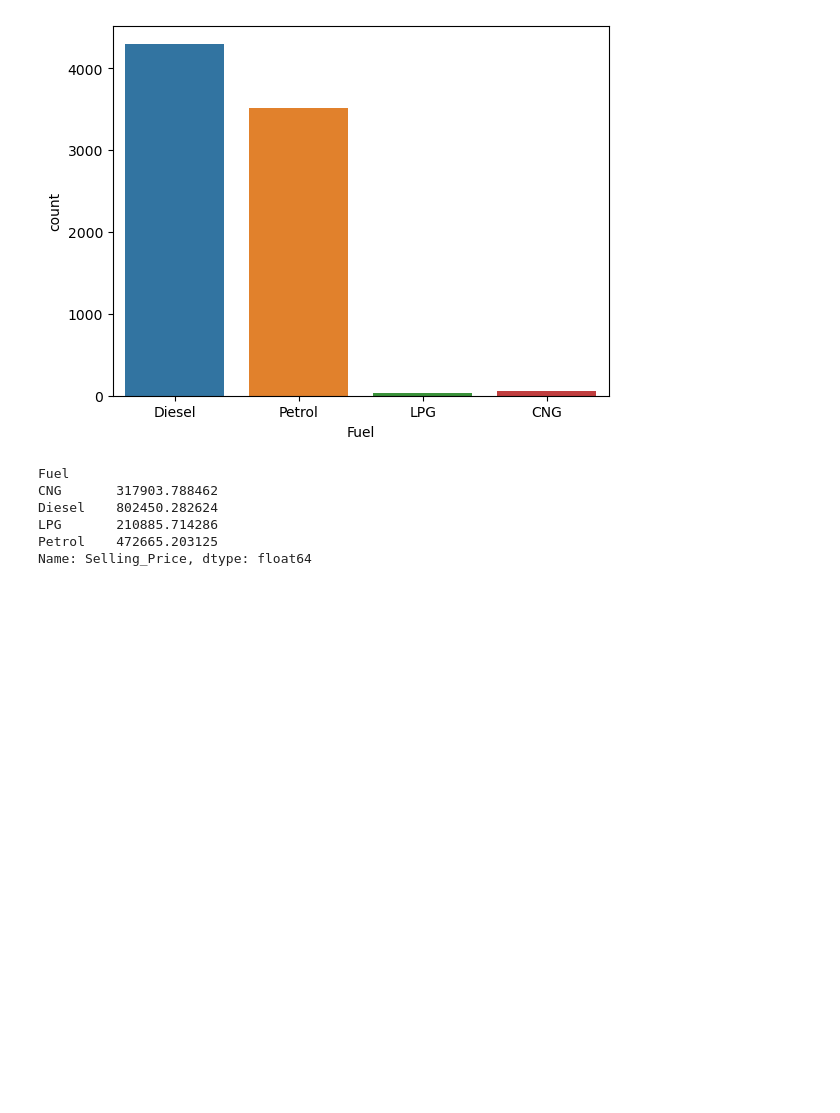
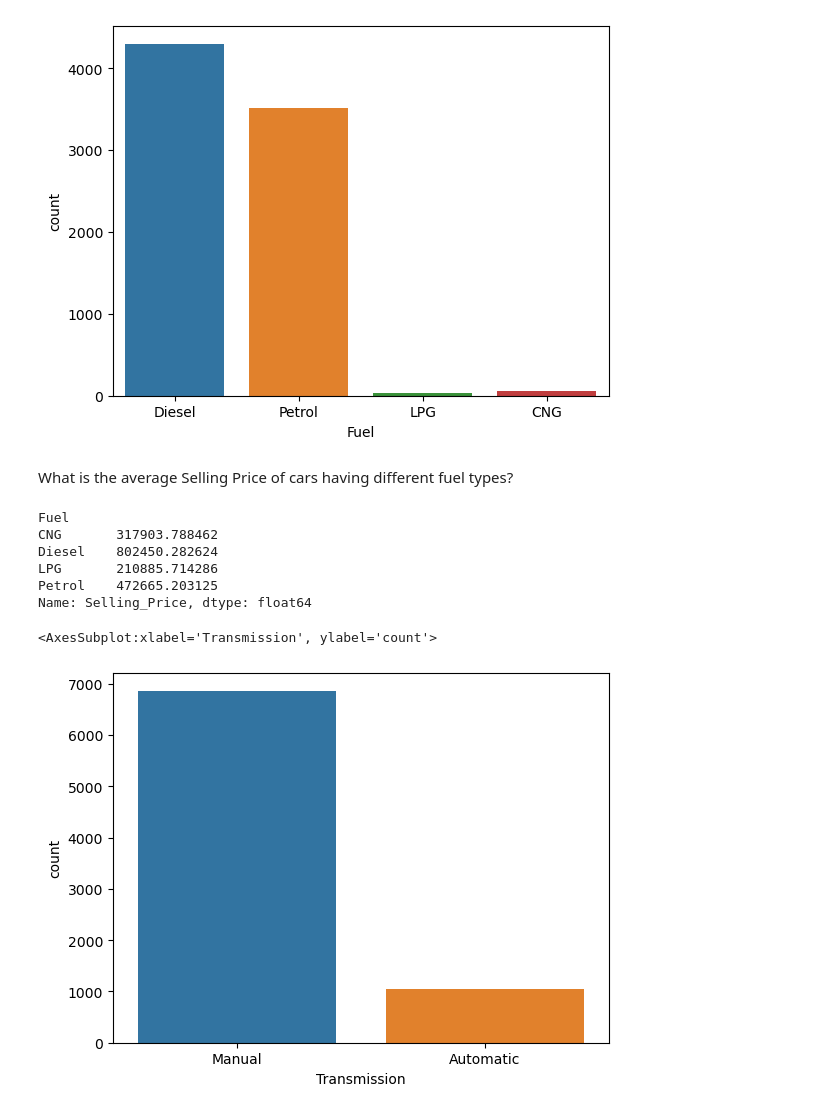
Before and after one commit to Ramesh0301/AI_Capstone, a Jupyter notebook: Capstone_C3.ipynb, the cells around one changed output. Drawn from its saved outputs; the diff is of its cells as text; code cells hidden in the pictures; blank space fills up the shorter version.

```diff
--- a/Capstone_C3.ipynb
+++ b/Capstone_C3.ipynb
@@ -183,6 +191,8 @@ sns.countplot(data=car_sales, x=car_sales.Fuel)
 # %% [output]
 <AxesSubplot:xlabel='Fuel', ylabel='count'>
 [figure]
+# %% [markdown]
+What is the average Selling Price of cars having different fuel types?
 # %%
 car_sales.groupby(by=car_sales.Fuel).mean().Selling_Price
 # %% [output]
@@ -192,3 +202,8 @@ Diesel    802450.282624
 LPG       210885.714286
 Petrol    472665.203125
 Name: Selling_Price, dtype: float64
+# %%
+sns.countplot(data = car_sales, x=car_sales.Transmission)
+# %% [output]
+<AxesSubplot:xlabel='Transmission', ylabel='count'>
+[figure, added]
```
Also changed, not shown: parts of 16 cells of this notebook.
